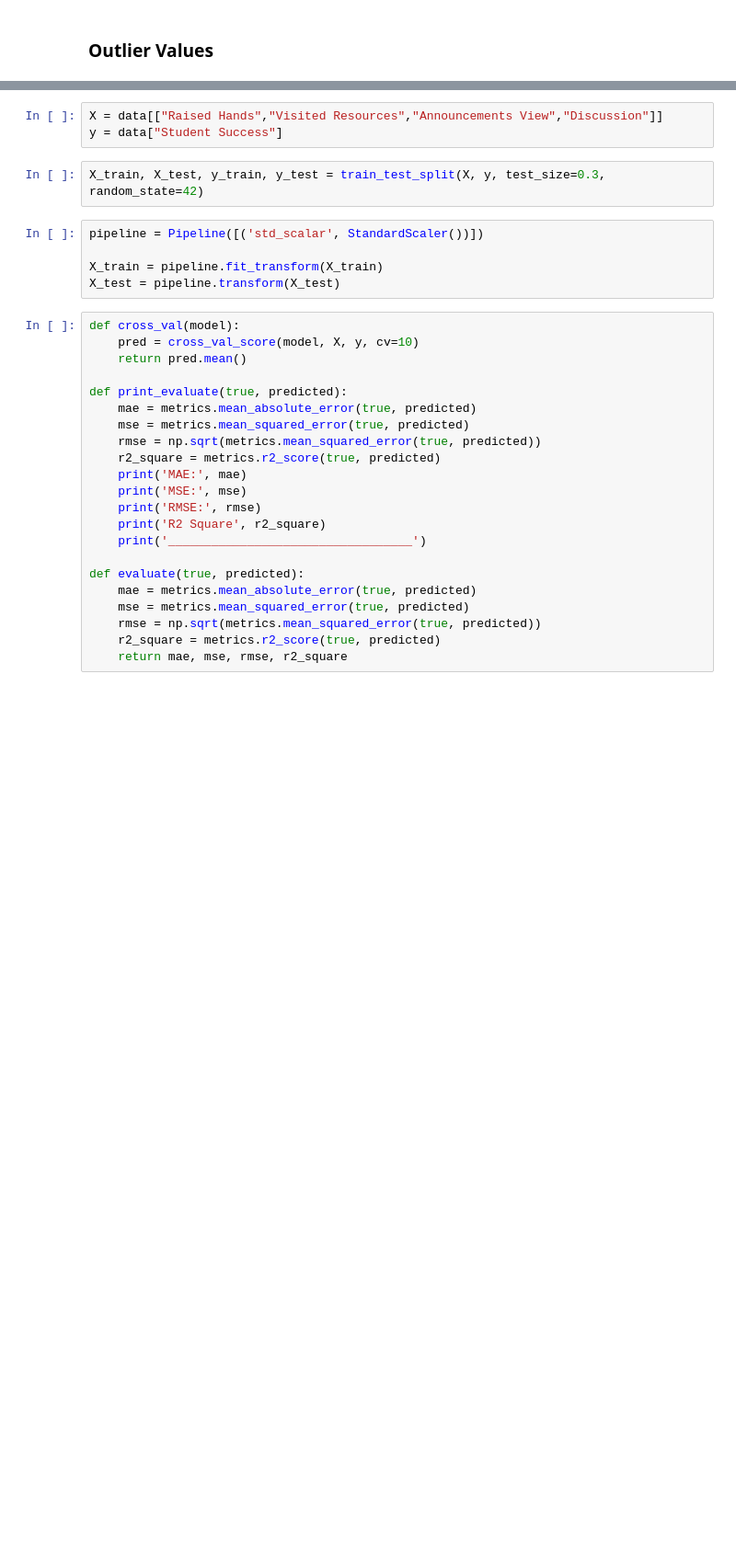
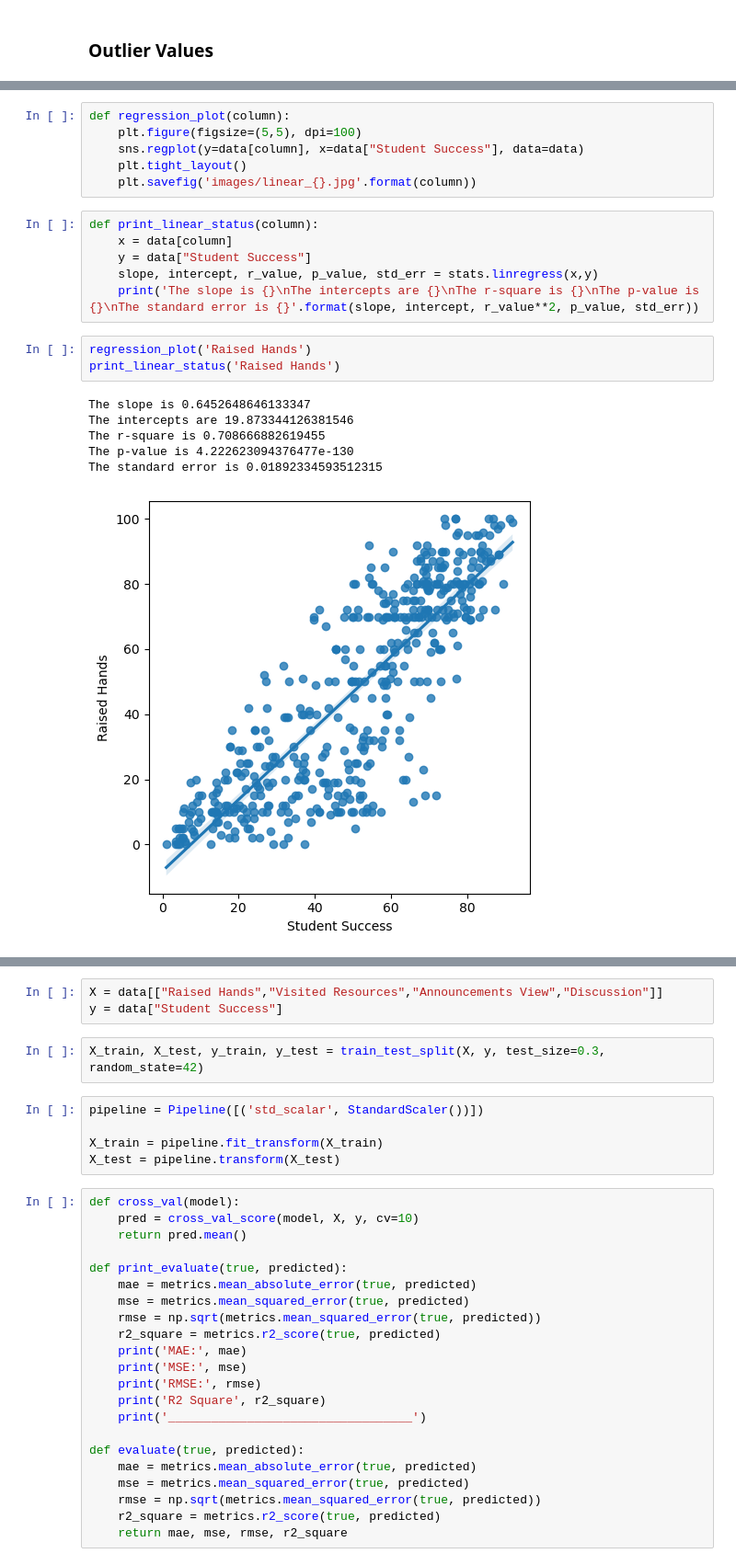
Before and after one commit to dyan27/da-capstone, a Jupyter notebook: explore.ipynb, the cells around one changed output, grey strips where cells are left out. Shown at 92% size. Drawn from its saved outputs; the diff is of its cells as text; blank space fills up the shorter version.

```diff
--- a/explore.ipynb
+++ b/explore.ipynb
@@ -210,0 +210,22 @@ plt.show()
+# %%
+def regression_plot(column):
+    plt.figure(figsize=(5,5), dpi=100)
+    sns.regplot(y=data[column], x=data["Student Success"], data=data)
+    plt.tight_layout()
+    plt.savefig('images/linear_{}.jpg'.format(column))
+# %%
+def print_linear_status(column):
+    x = data[column]
+    y = data["Student Success"]
+    slope, intercept, r_value, p_value, std_err = stats.linregress(x,y)
+    print('The slope is {}\nThe intercepts are {}\nThe r-square is {}\nThe p-value is {}\nThe standard error is {}'.format(slope, intercept, r_value**2, p_value, std_err))
+# %%
+regression_plot('Raised Hands')
+print_linear_status('Raised Hands')
+# %% [output]
+The slope is 0.6452648646133347
+The intercepts are 19.873344126381546
+The r-square is 0.708666882619455
+The p-value is 4.222623094376477e-130
+The standard error is 0.01892334593512315
+[figure, added]
```
Also changed, not shown: parts of 13 cells of this notebook, 19 other files.
